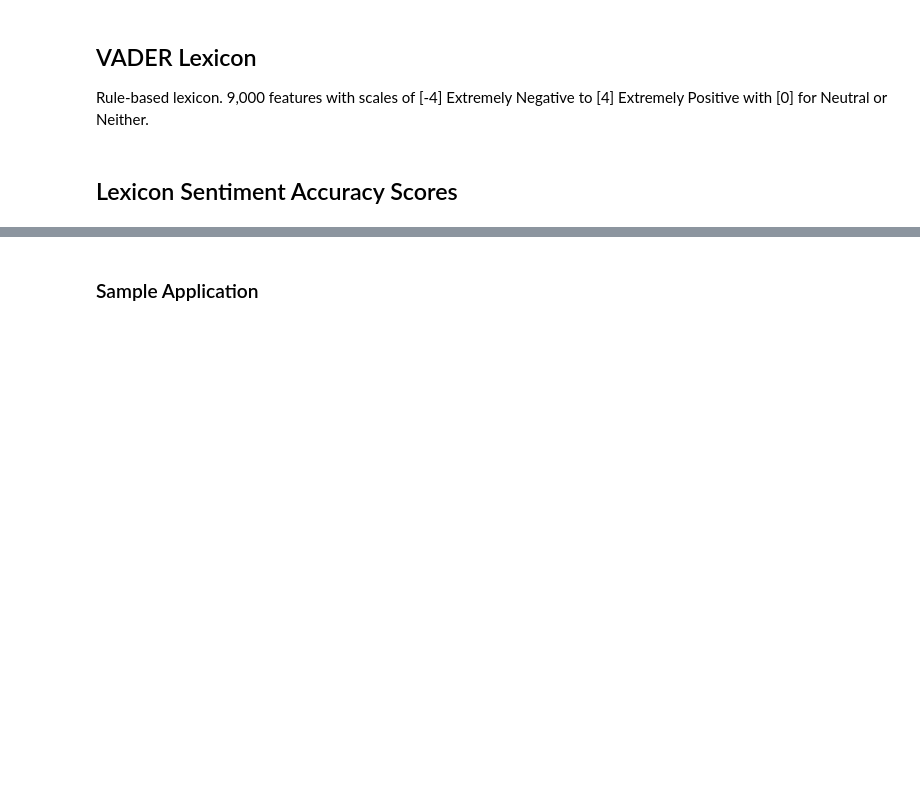
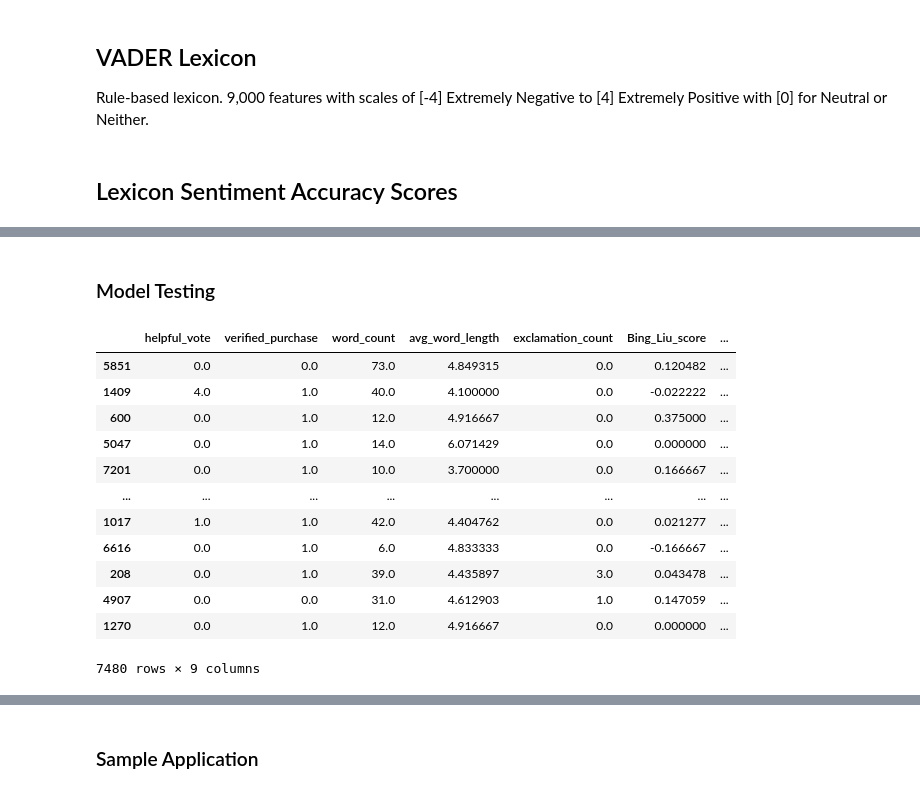
Before and after one commit to marieljum/NLP_Amazon_Reviews_Sentiment, a Jupyter notebook: notebooks/Sentiment_Analysis.ipynb, the cells around one changed output, grey strips where cells are left out. Cells and saved outputs as stored; diff of their text form; code cells hidden in the pictures; blank space fills up the shorter version.

```diff
--- a/notebooks/Sentiment_Analysis.ipynb
+++ b/notebooks/Sentiment_Analysis.ipynb
@@ -431,0 +605,7 @@ print ('ROC-AUC Score:', roc_auc_score(y_test, y_pred))
+# %%
+variables = ['rating', 'helpful_vote', 'verified_purchase', 'word_count', 'avg_word_length',
+            'exclamation_count', 'spacy_text', 'Bing_Liu_score', 'Bing_Liu_spaCy', 'Vader_score', 'Vader_spaCy']
+X = cleaned_text[variables]
+y = cleaned_text['sentiment']
+
+X_train, X_test, y_train, y_test = train_test_split(X, y, test_size = 0.20, random_state = 42, stratify = y)
@@ -431,0 +630,20 @@ print ('ROC-AUC Score:', roc_auc_score(y_test, y_pred))
+# %% [markdown]
+### Model Testing
+# %%
+variables = ['helpful_vote', 'verified_purchase', 'word_count', 'avg_word_length',
+            'exclamation_count', 'Bing_Liu_score', 'Bing_Liu_spaCy', 'Vader_score', 'Vader_spaCy']
+X_train[variables].astype(float)
+# %% [output]
+|  | helpful_vote | verified_purchase | word_count | avg_word_length | exclamation_count | Bing_Liu_score | ... |
+| 5851 | 0.0 | 0.0 | 73.0 | 4.849315 | 0.0 | 0.120482 | ... |
+| 1409 | 4.0 | 1.0 | 40.0 | 4.100000 | 0.0 | -0.022222 | ... |
+| 600 | 0.0 | 1.0 | 12.0 | 4.916667 | 0.0 | 0.375000 | ... |
+| 5047 | 0.0 | 1.0 | 14.0 | 6.071429 | 0.0 | 0.000000 | ... |
+| 7201 | 0.0 | 1.0 | 10.0 | 3.700000 | 0.0 | 0.166667 | ... |
+| ... | ... | ... | ... | ... | ... | ... | ... |
+| 1017 | 1.0 | 1.0 | 42.0 | 4.404762 | 0.0 | 0.021277 | ... |
+| 6616 | 0.0 | 1.0 | 6.0 | 4.833333 | 0.0 | -0.166667 | ... |
+| 208 | 0.0 | 1.0 | 39.0 | 4.435897 | 3.0 | 0.043478 | ... |
+| 4907 | 0.0 | 0.0 | 31.0 | 4.612903 | 1.0 | 0.147059 | ... |
+| 1270 | 0.0 | 1.0 | 12.0 | 4.916667 | 0.0 | 0.000000 | ... |
+7480 rows × 9 columns
```
Also changed, not shown: parts of 51 cells of this notebook.
